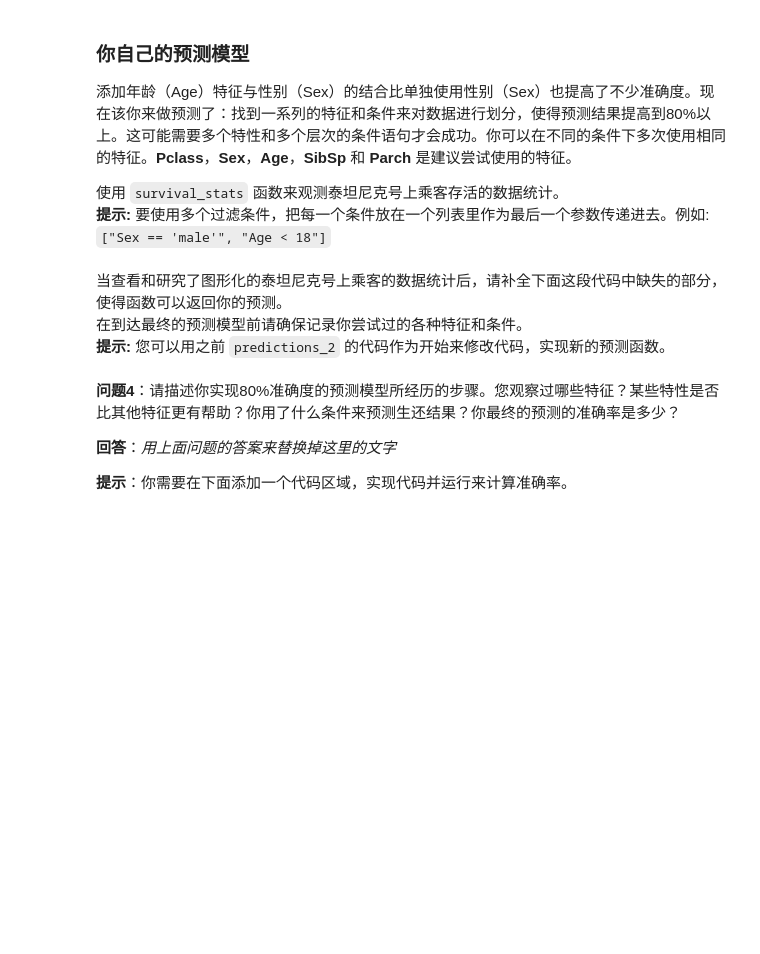
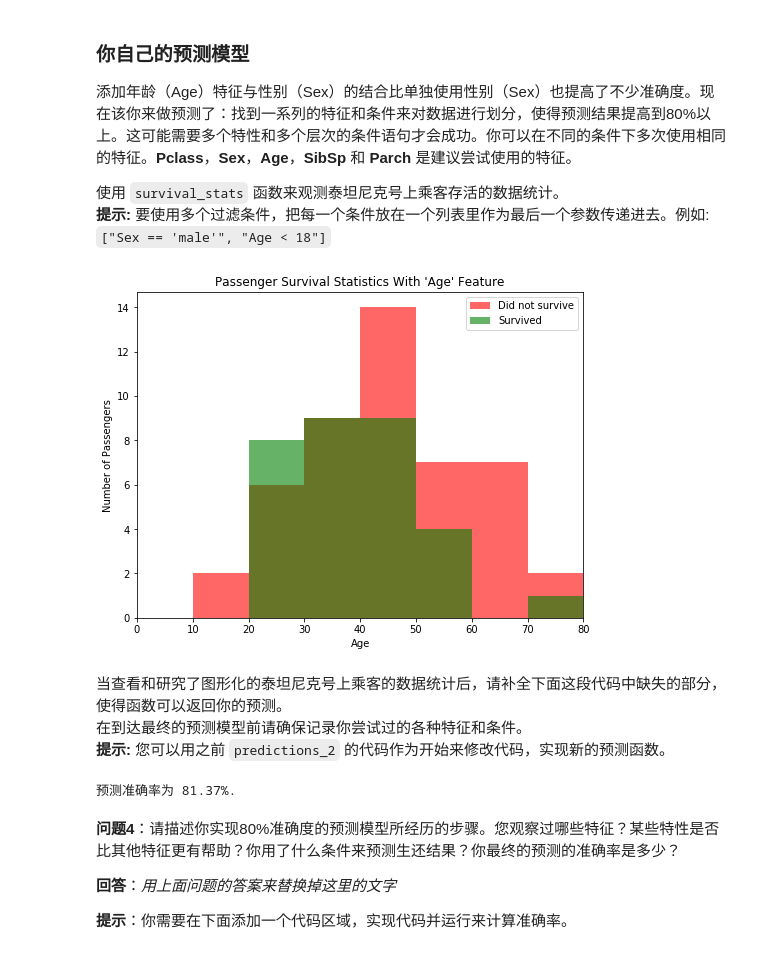
Before and after one commit to lizwangying/TryPython, a Jupyter notebook: titanic_survival_exploration.ipynb, the cells around one changed output. Drawn from its saved outputs; the diff is of its cells as text; code cells hidden in the pictures; blank space fills up the shorter version.

```diff
--- a/titanic_survival_exploration.ipynb
+++ b/titanic_survival_exploration.ipynb
@@ -194,7 +232,9 @@ predictions = predictions_2(data)
 使用 `survival_stats` 函数来观测泰坦尼克号上乘客存活的数据统计。
 **提示:** 要使用多个过滤条件，把每一个条件放在一个列表里作为最后一个参数传递进去。例如: `["Sex == 'male'", "Age < 18"]`
 # %%
-survival_stats(data, outcomes, 'Age', ["Sex == 'male'", "Age < 18"])
+survival_stats(data, outcomes, 'Age', ["Sex == 'male'", "Age > 10", "Pclass == 1","Parch == 0"])
+# %% [output]
+[figure, added]
 # %% [markdown]
 当查看和研究了图形化的泰坦尼克号上乘客的数据统计后，请补全下面这段代码中缺失的部分，使得函数可以返回你的预测。
 在到达最终的预测模型前请确保记录你尝试过的各种特征和条件。
@@ -219,3 +242,35 @@ predictions = predictions_3(data)
+# %%
+def predictions_3(data):
+    """ 考虑多个特征，准确率至少达到80% """
+    predictions = []
+    for _, passenger in data.iterrows():
+            if (passenger['Sex']=='female'):
+                if (passenger['Age']> 40 and passenger['Age']< 50 and passenger['Pclass']> 2 ):
+                    predictions.append(0)
+                else:
+                    if (passenger['Parch']> 2 ):
+                        predictions.append(0)
+                    else:
+                        if (passenger['Pclass']== 3 and passenger['SibSp']> 0 ):
+                            predictions.append(0)
+                        else:
+                            predictions.append(1)
+
+            else:
+                if (passenger['Age'] <10 ):
+                    predictions.append(1)
+                else:
+                    predictions.append(0)
+
+    # 返回预测结果
+    return pd.Series(predictions)
+
+# 进行预测
+predictions = predictions_3(data)
+
+print accuracy_score(outcomes, predictions)
+# %% [output]
+预测准确率为 81.37%.
 # %% [markdown]
 **问题4**：请描述你实现80%准确度的预测模型所经历的步骤。您观察过哪些特征？某些特性是否比其他特征更有帮助？你用了什么条件来预测生还结果？你最终的预测的准确率是多少？
 
```
Also changed, not shown: parts of 15 cells of this notebook, 1 other file.
